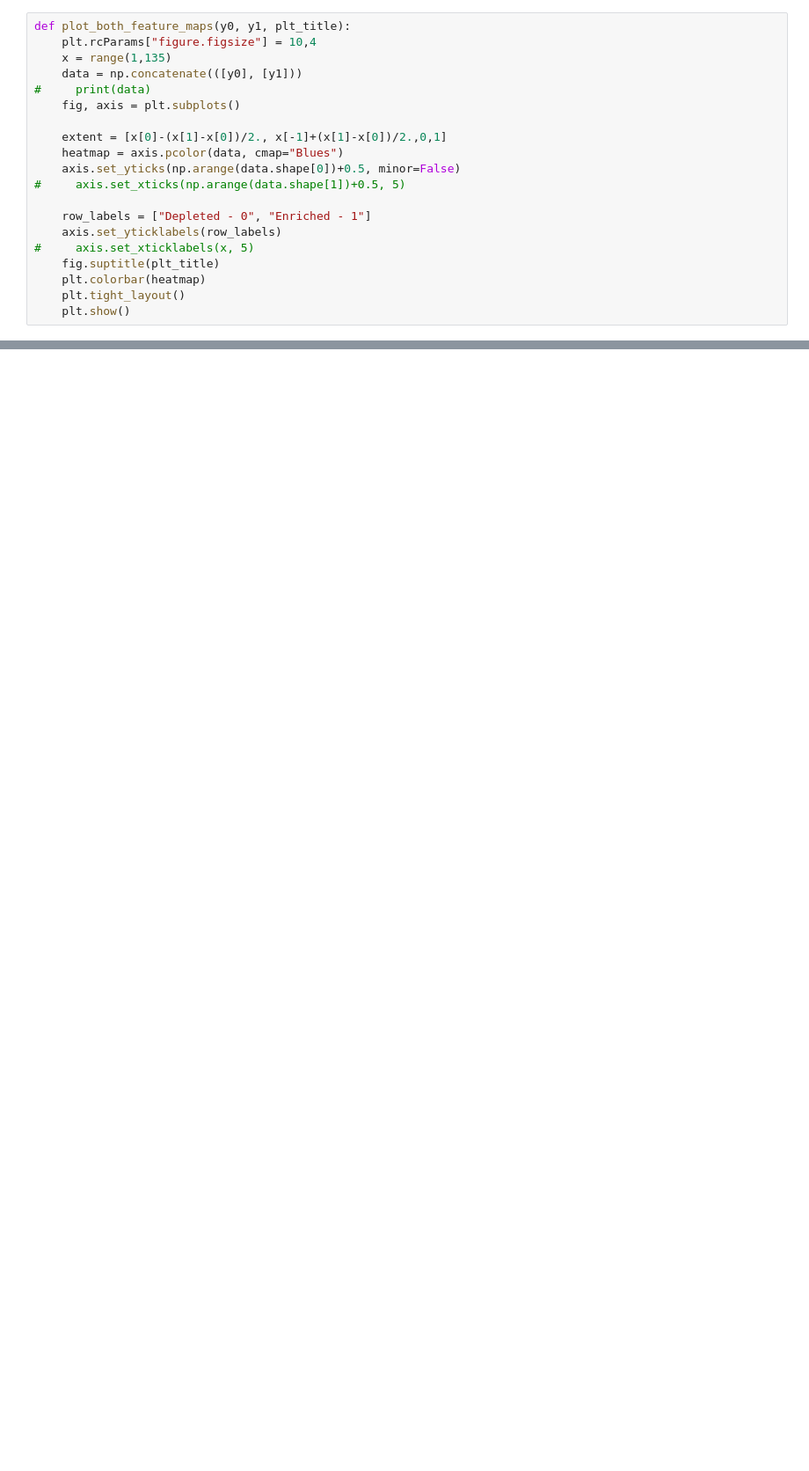
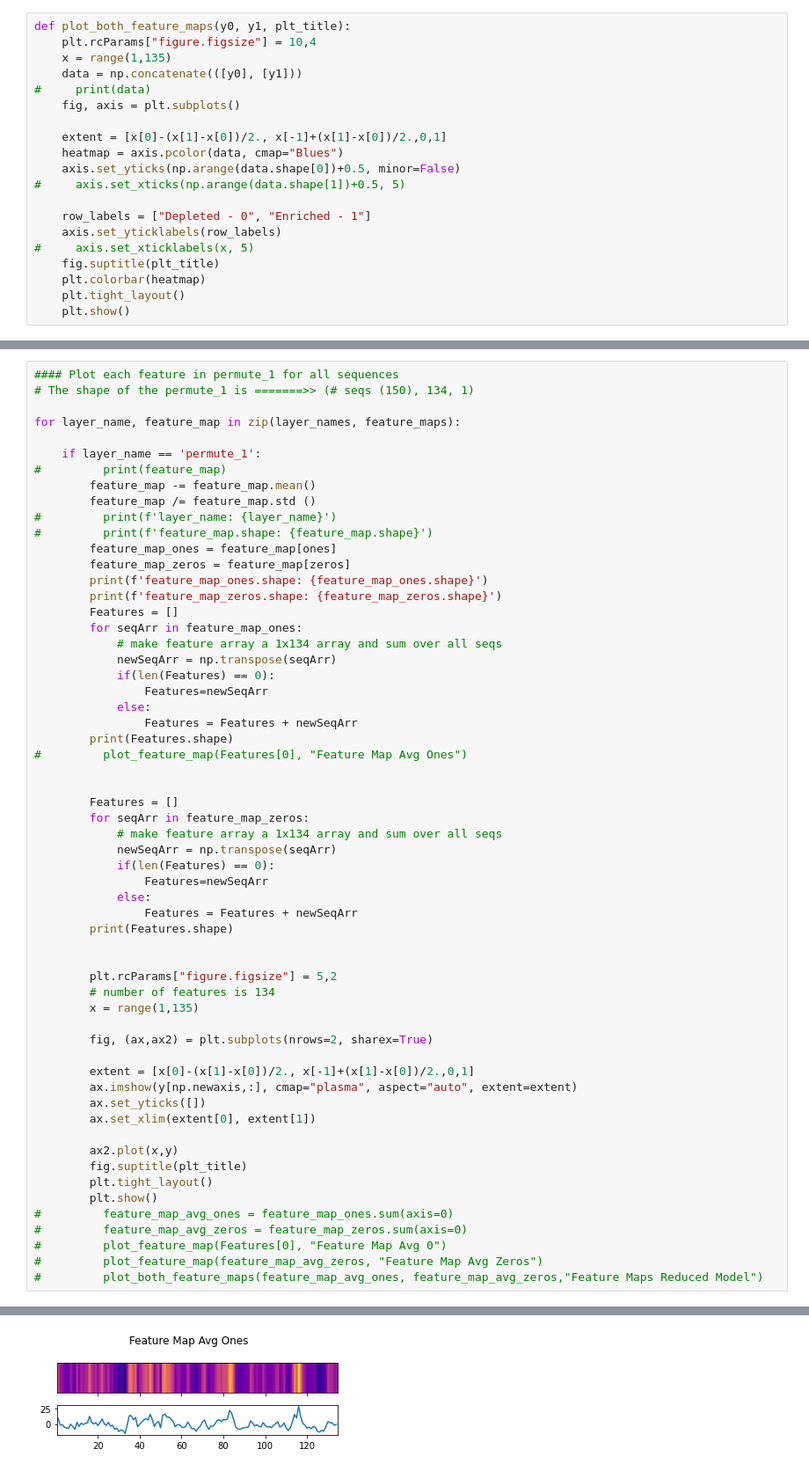
Before and after one commit to beckii0930/nucleosome_occupancy, a Jupyter notebook: tbinet_stuff/analyze_layer.ipynb, the cells around one changed output, grey strips where cells are left out. Shown at 88% size. Drawn from its saved outputs; the diff is of its cells as text; blank space fills up the shorter version.

```diff
--- a/tbinet_stuff/analyze_layer.ipynb
+++ b/tbinet_stuff/analyze_layer.ipynb
@@ -222,0 +343,60 @@ for layer_name, feature_map in zip(layer_names, feature_maps):
+# %%
+#### Plot each feature in permute_1 for all sequences
+# The shape of the permute_1 is =======>> (# seqs (150), 134, 1)
+
+for layer_name, feature_map in zip(layer_names, feature_maps):
+
+    if layer_name == 'permute_1':
+#         print(feature_map)
+        feature_map -= feature_map.mean()
+        feature_map /= feature_map.std ()
+#         print(f'layer_name: {layer_name}')
+#         print(f'feature_map.shape: {feature_map.shape}')
+        feature_map_ones = feature_map[ones]
+        feature_map_zeros = feature_map[zeros]
+        print(f'feature_map_ones.shape: {feature_map_ones.shape}')
+        print(f'feature_map_zeros.shape: {feature_map_zeros.shape}')
+        Features = []
+        for seqArr in feature_map_ones:
+            # make feature array a 1x134 array and sum over all seqs
+            newSeqArr = np.transpose(seqArr)
+            if(len(Features) == 0):
+                Features=newSeqArr
+            else:
+                Features = Features + newSeqArr
+        print(Features.shape)
+#         plot_feature_map(Features[0], "Feature Map Avg Ones")
+
+
+        Features = []
+        for seqArr in feature_map_zeros:
+            # make feature array a 1x134 array and sum over all seqs
+            newSeqArr = np.transpose(seqArr)
+            if(len(Features) == 0):
+                Features=newSeqArr
+            else:
+                Features = Features + newSeqArr
+        print(Features.shape)
+
+
+        plt.rcParams["figure.figsize"] = 5,2
+        # number of features is 134
+        x = range(1,135)
+
+        fig, (ax,ax2) = plt.subplots(nrows=2, sharex=True)
+
+        extent = [x[0]-(x[1]-x[0])/2., x[-1]+(x[1]-x[0])/2.,0,1]
+        ax.imshow(y[np.newaxis,:], cmap="plasma", aspect="auto", extent=extent)
+        ax.set_yticks([])
+        ax.set_xlim(extent[0], extent[1])
+
+        ax2.plot(x,y)
+        fig.suptitle(plt_title)
+        plt.tight_layout()
+        plt.show()
+#         feature_map_avg_ones = feature_map_ones.sum(axis=0)
+#         feature_map_avg_zeros = feature_map_zeros.sum(axis=0)
+#         plot_feature_map(Features[0], "Feature Map Avg 0")
+#         plot_feature_map(feature_map_avg_zeros, "Feature Map Avg Zeros")
+#         plot_both_feature_maps(feature_map_avg_ones, feature_map_avg_zeros,"Feature Maps Reduced Model")
+# %% [output]
@@ -222,0 +406 @@ for layer_name, feature_map in zip(layer_names, feature_maps):
+[figure, added]
```
Also changed, not shown: parts of 19 cells of this notebook, 10 other files.
